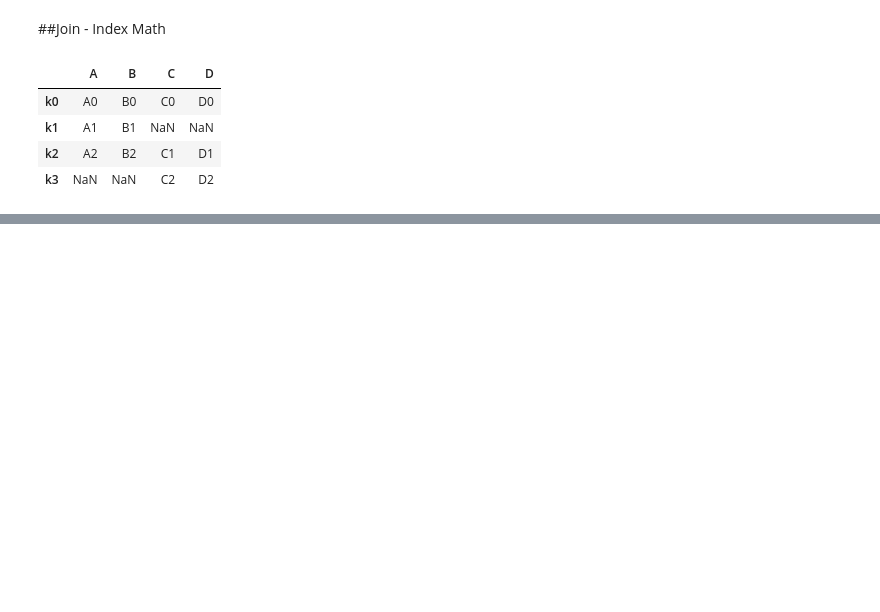
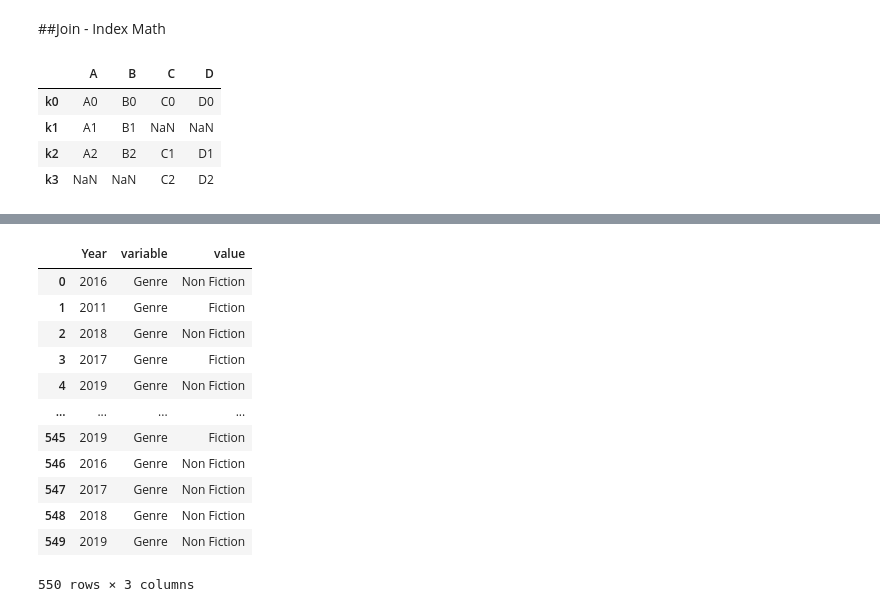
Before and after one commit to afpalmasan/Fundamentos-NumPy-Pandas, a Jupyter notebook: Pandas.ipynb, the cells around one changed output, grey strips where cells are left out. Drawn from its saved outputs; the diff is of its cells as text; code cells hidden in the pictures; blank space fills up the shorter version.

```diff
--- a/Pandas.ipynb
+++ b/Pandas.ipynb
@@ -789,0 +842,16 @@ left.join(right, how='outer') #se pude cambiar el parametro how para hacer inner
+# %%
+df_books.melt(id_vars='Year',value_vars='Genre')
+# %% [output]
+|  | Year | variable | value |
+| 0 | 2016 | Genre | Non Fiction |
+| 1 | 2011 | Genre | Fiction |
+| 2 | 2018 | Genre | Non Fiction |
+| 3 | 2017 | Genre | Fiction |
+| 4 | 2019 | Genre | Non Fiction |
+| ... | ... | ... | ... |
+| 545 | 2019 | Genre | Fiction |
+| 546 | 2016 | Genre | Non Fiction |
+| 547 | 2017 | Genre | Non Fiction |
+| 548 | 2018 | Genre | Non Fiction |
+| 549 | 2019 | Genre | Non Fiction |
+550 rows × 3 columns
```
Also changed, not shown: parts of 13 cells of this notebook.
